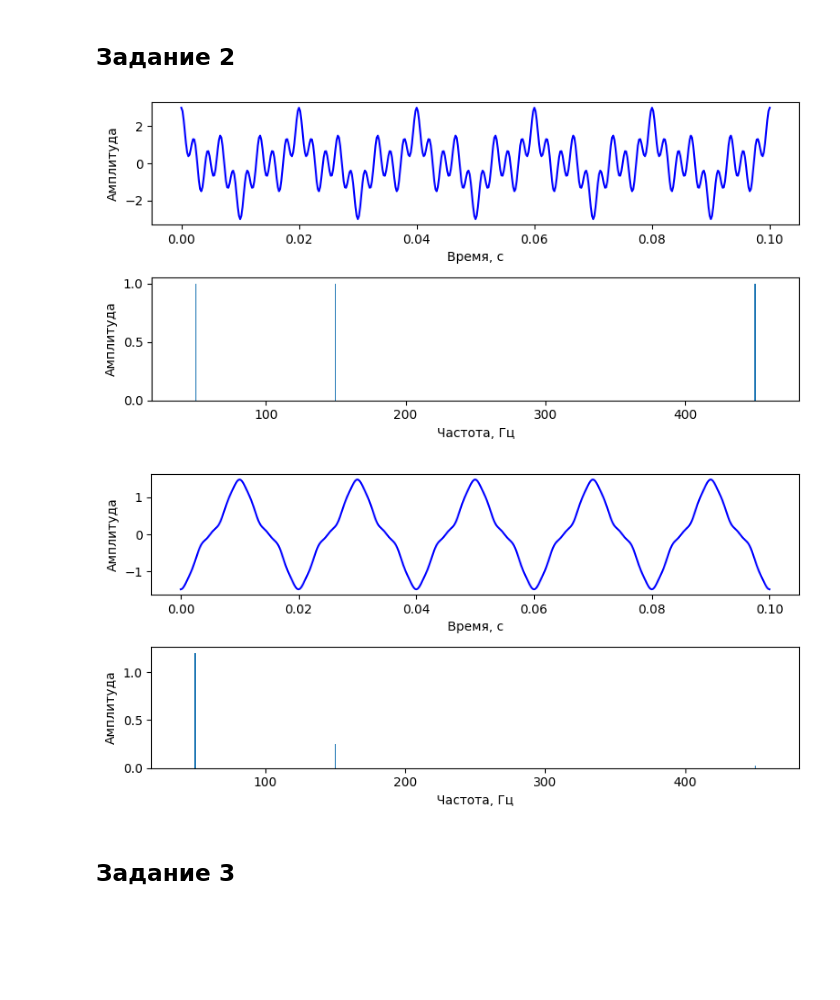
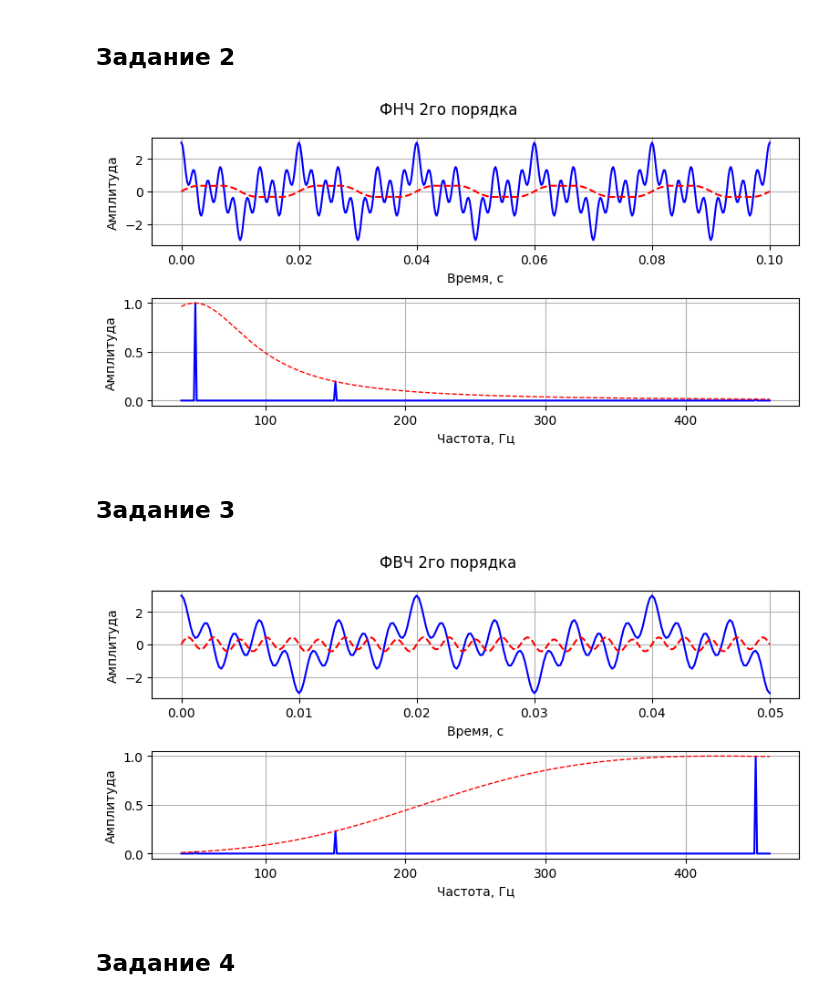
Before and after one commit to HerrPhoton/Digital-signal-processing, a Jupyter notebook: Lab4.ipynb, the cells around one changed output. Saved outputs shown, nothing was run; the diff lists cells and outputs as text; code cells hidden in the pictures; blank space fills up the shorter version.

```diff
--- a/Lab4.ipynb
+++ b/Lab4.ipynb
@@ -122,26 +132,3 @@ x, y0, step = func_x(cos_func, A, [period(f1), period(f2), period(f3)] , interva
 xfft, yfft0 = apply_fft(fft, step, y0)
 # %% [markdown]
 ## Задание 2
-# %%
-class Butterworth_filter:
-
-    def __init__(self, signal: np.ndarray, step: float):
-        self.xfft, self.yfft = apply_fft(fft, step, signal)
-
-    def __H_w(self, w: complex, wc: float, mode: str = 'LPF', order: int = 2):
-
-        if mode == 'LPF':
-            res = wc ** order
-
-        elif mode == 'HPF':
-            res = w ** order * 1j
-
-        return res / np.prod(
-            [1j * w - wc * np.exp((1j * np.pi * (2 * k + order - 1)) / (2 * order)) \
-             for k in range(order)])
-
-    def LPF(self, wc: float, order: int = 2):
-        return ifft([self.__H_w(w, wc, 'LPF', order) for w in self.xfft] * self.yfft).real
-
-    def HPF(self, wc: float, order: int = 2):
-        return ifft([self.__H_w(w, wc, 'HPF', order) for w in self.xfft] * self.yfft).real
@@ -148,14 +181,15 @@ class Butterworth_filter:
 # %%
-butterworth = Butterworth_filter(y0, step)
+order = 2
+wc = 70
 
-y1 = butterworth.LPF(wc = 70)
+y1 = butterworth.LPF(wc = wc, order = order)
 yfft1 = apply_fft(fft, step, y1)[1]
+Hw = butterworth.H_w(butterworth.xfft, wc, 'LPF', order = order)
 # %%
-plot_signal(x = x, y0 = y0, xf = xfft, yf0 = yfft0, t = (0, 0.1), f = (40, 460))
-plot_signal(x = x, y0 = y1, xf = xfft, yf0 = yfft1, t = (0, 0.1), f = (40, 460))
+plot_signal(x = x, y0 = y0, y1 = y1, xf = xfft, yf0 = yfft1, yf1 = Hw, t = (0, 0.1), f = (40, 460),
+            title = f'ФНЧ {order}го порядка')
 # %% [output]
-[figure, old version]
+[figure, new version]
-[figure, removed]
 # %% [markdown]
 ## Задание 3
 # %%
@@ -163,0 +202,7 @@ yfft1 = apply_fft(fft, step, y1)[1]
+# %%
+plot_signal(x = x, y0 = y0, y1 = y1, xf = xfft, yf0 = yfft1, yf1 = Hw, t = (0, 0.05), f = (40, 460),
+            title = f'ФВЧ {order}го порядка')
+# %% [output]
+[figure, added]
+# %% [markdown]
+## Задание 4
```
Also changed, not shown: parts of 21 cells of this notebook.
